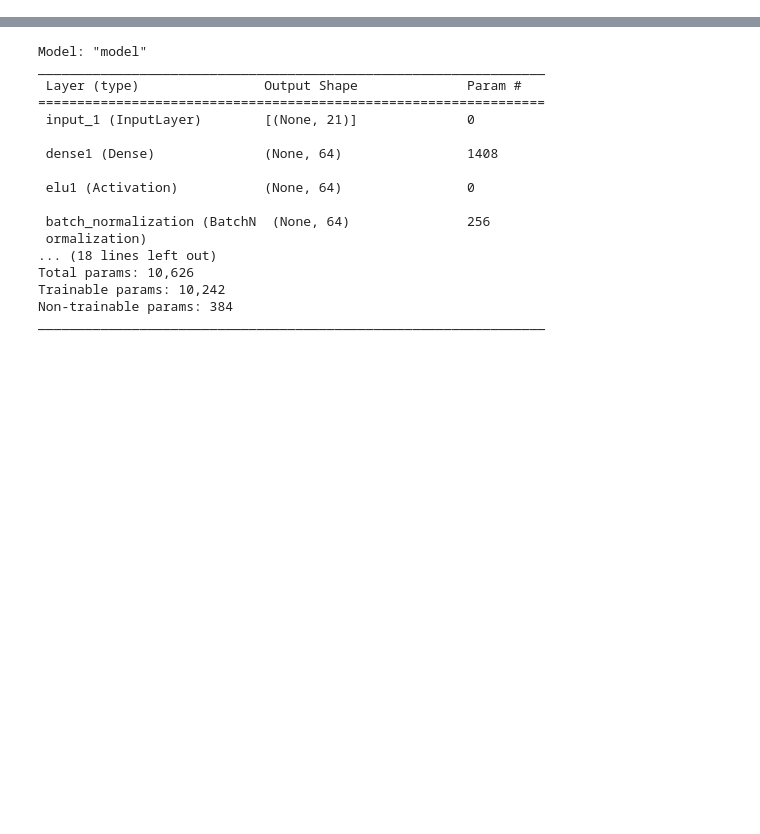
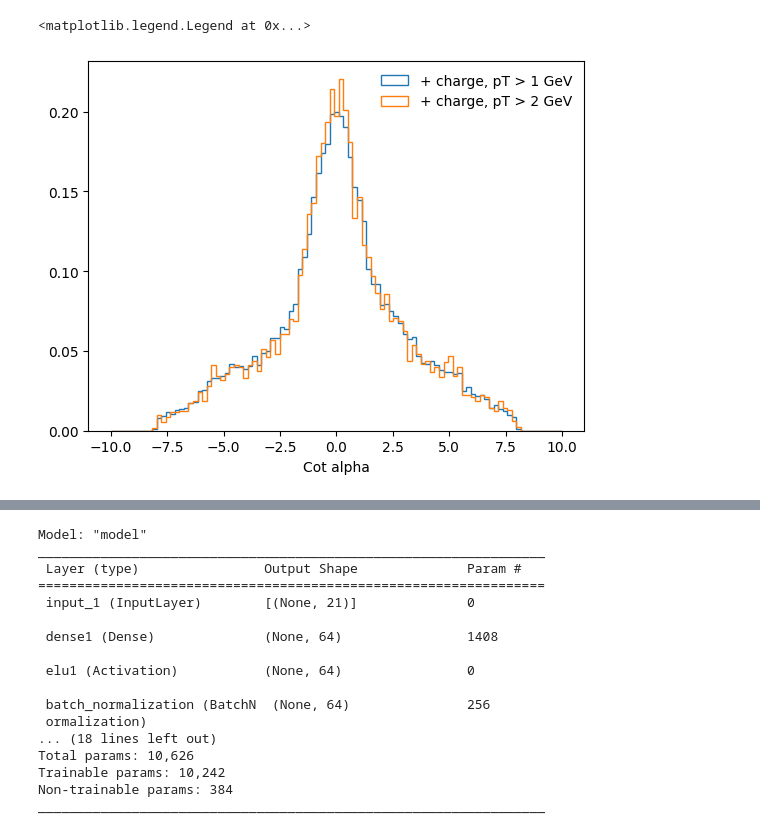
Before and after one commit to nhanvtran/directional-pixel-detectors, a Jupyter notebook: hit-position/train-1DA-Beta.ipynb, the cells around one changed output, grey strips where cells are left out. Saved outputs shown, nothing was run; the diff lists cells and outputs as text; code cells hidden in the pictures; blank space fills up the shorter version.

```diff
--- a/hit-position/train-1DA-Beta.ipynb
+++ b/hit-position/train-1DA-Beta.ipynb
@@ -35,3 +41,14 @@ test_df = pd.read_csv('test_1Dx.csv',nrows=5000)
+# %%
+bins = np.linspace(-10,10,100)
+plt.hist(train_df_pos['cotAlpha'][train_df_pos['pt']>1],bins=bins,histtype='step',label='+ charge, pT > 1 GeV',density=True)
+plt.hist(train_df_pos['cotAlpha'][train_df_pos['pt']>2],bins=bins,histtype='step',label='+ charge, pT > 2 GeV',density=True)
+#plt.hist(train_df_neg['cotAlpha'][train_df_neg['pt']<1],bins=bins,histtype='step',label='negative charge, pT > 1 GeV')
+#plt.hist(train_df_neg['cotAlpha'][train_df_neg['pt']<2],bins=bins,histtype='step',label='negative charge, pT > 2 GeV')
+plt.xlabel('Cot alpha')
+plt.legend(frameon=False)
+# %% [output]
+<matplotlib.legend.Legend at 0x...>
+[figure, added]
 # %%
 def inverse_cot(cota):
     return np.array([math.fmod(math.atan(1/x)/pi+1,1) for x in cota])
```
Also changed, not shown: parts of 16 cells of this notebook.
